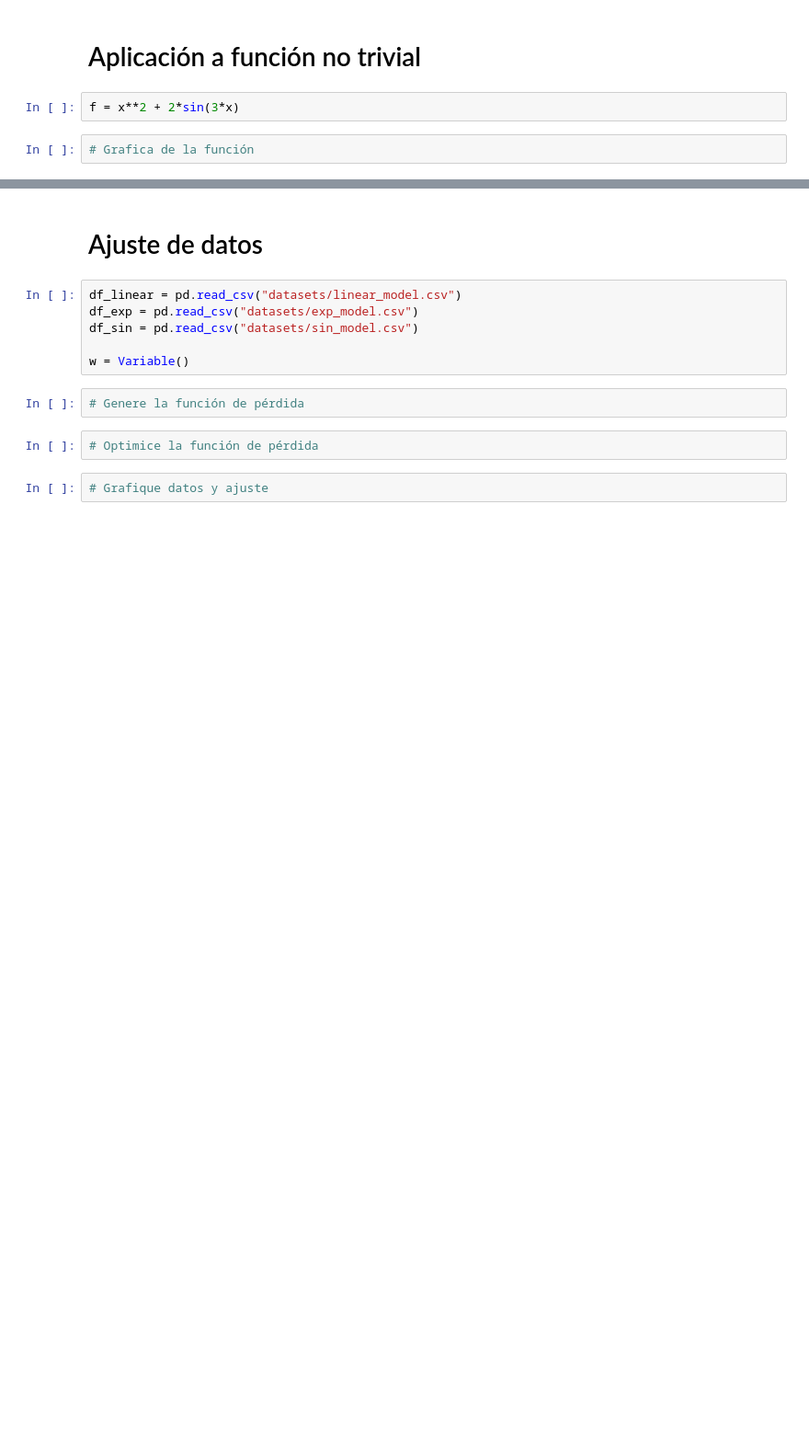
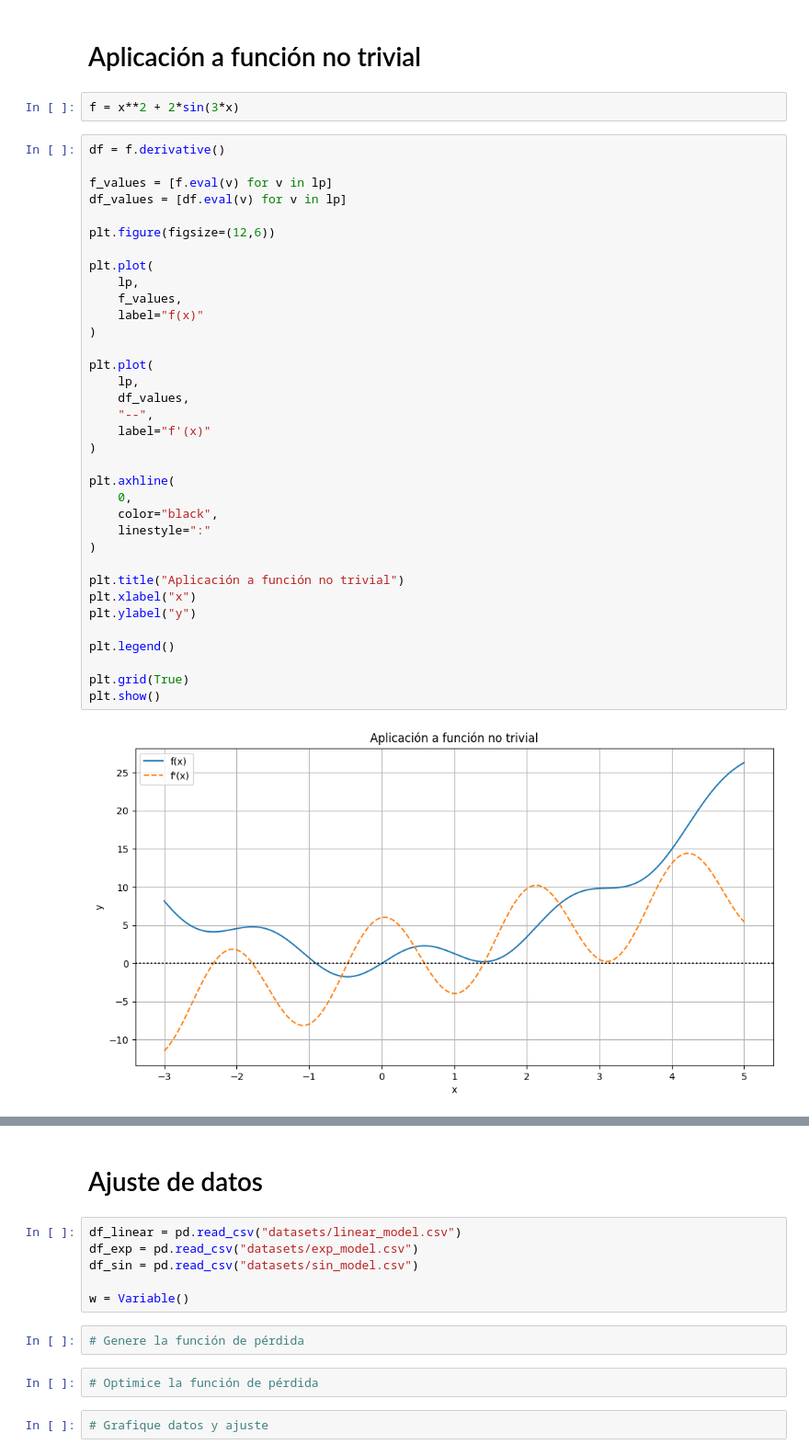
Before and after one commit to belentellechea/obligatorio_2_calculo, a Jupyter notebook: project.ipynb, the cells around one changed output, grey strips where cells are left out. Shown at 92% size. Saved outputs shown, nothing was run; the diff lists cells and outputs as text; blank space fills up the shorter version.

```diff
--- a/project.ipynb
+++ b/project.ipynb
@@ -147,6 +157,41 @@ plt.show()
 # %%
 f = x**2 + 2*sin(3*x)
 # %%
-# Grafica de la función
+df = f.derivative()
+
+f_values = [f.eval(v) for v in lp]
+df_values = [df.eval(v) for v in lp]
+
+plt.figure(figsize=(12,6))
+
+plt.plot(
+    lp,
+    f_values,
+    label="f(x)"
+)
+
+plt.plot(
+    lp,
+    df_values,
+    "--",
+    label="f'(x)"
+)
+
+plt.axhline(
+    0,
+    color="black",
+    linestyle=":"
+)
+
+plt.title("Aplicación a función no trivial")
+plt.xlabel("x")
+plt.ylabel("y")
+
+plt.legend()
+
+plt.grid(True)
+plt.show()
+# %% [output]
+[figure, added]
 # %%
 # Evaluación de métodos y generación de tablas
```
Also changed, not shown: parts of 5 cells of this notebook.
